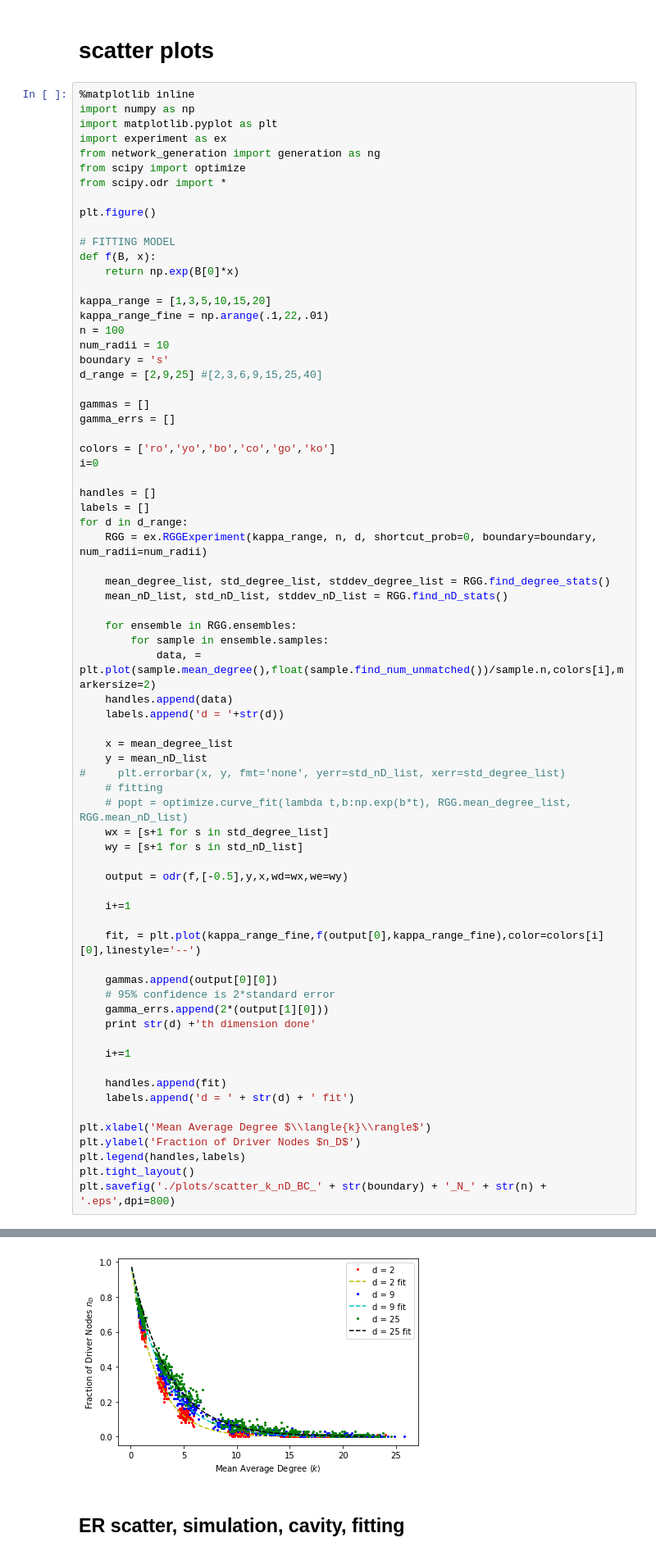
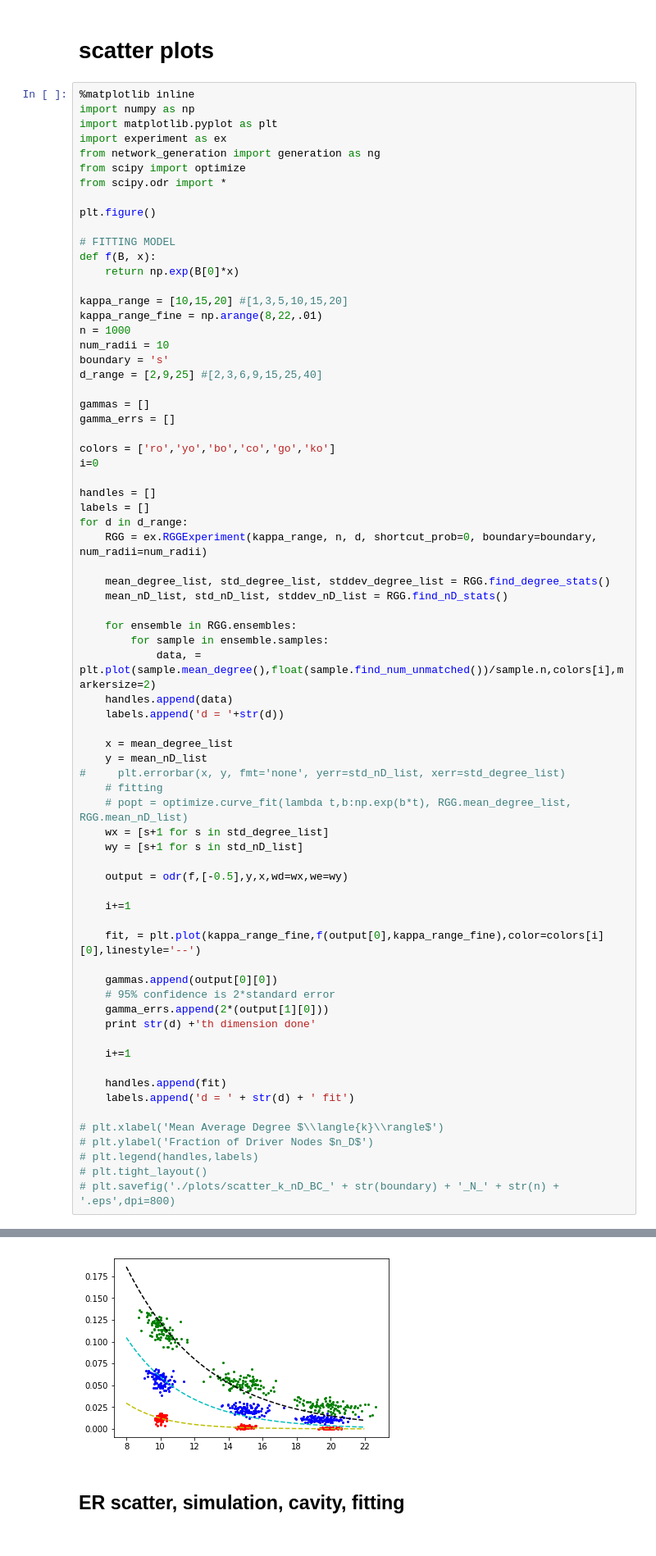
Before and after one commit to spewil/RGG, a Jupyter notebook: Scatter_plots.ipynb, the cells around one changed output, grey strips where cells are left out. Shown: that part at 82% size. Drawn from its saved outputs; the diff is of its cells as text.

```diff
--- a/Scatter_plots.ipynb
+++ b/Scatter_plots.ipynb
@@ -15,9 +15,9 @@ plt.figure()
 def f(B, x):
     return np.exp(B[0]*x)
 
-kappa_range = [1,3,5,10,15,20]
-kappa_range_fine = np.arange(.1,22,.01)
-n = 100
+kappa_range = [10,15,20] #[1,3,5,10,15,20]
+kappa_range_fine = np.arange(8,22,.01)
+n = 1000
 num_radii = 10
 boundary = 's'
 d_range = [2,9,25] #[2,3,6,9,15,25,40]
@@ -43,39 +43,39 @@ for d in d_range:
     labels.append('d = '+str(d))
 
     x = mean_degree_list
     y = mean_nD_list
 #     plt.errorbar(x, y, fmt='none', yerr=std_nD_list, xerr=std_degree_list)
     # fitting
     # popt = optimize.curve_fit(lambda t,b:np.exp(b*t), RGG.mean_degree_list, RGG.mean_nD_list)
     wx = [s+1 for s in std_degree_list]
     wy = [s+1 for s in std_nD_list]
 
     output = odr(f,[-0.5],y,x,wd=wx,we=wy)
 
     i+=1
 
     fit, = plt.plot(kappa_range_fine,f(output[0],kappa_range_fine),color=colors[i][0],linestyle='--')
 
     gammas.append(output[0][0])
     # 95% confidence is 2*standard error
     gamma_errs.append(2*(output[1][0]))
     print str(d) +'th dimension done'
 
     i+=1
 
     handles.append(fit)
     labels.append('d = ' + str(d) + ' fit')
 
-plt.xlabel('Mean Average Degree $\\langle{k}\\rangle$')
-plt.ylabel('Fraction of Driver Nodes $n_D$')
-plt.legend(handles,labels)
-plt.tight_layout()
-plt.savefig('./plots/scatter_k_nD_BC_' + str(boundary) + '_N_' + str(n) + '.eps',dpi=800)
+# plt.xlabel('Mean Average Degree $\\langle{k}\\rangle$')
+# plt.ylabel('Fraction of Driver Nodes $n_D$')
+# plt.legend(handles,labels)
+# plt.tight_layout()
+# plt.savefig('./plots/scatter_k_nD_BC_' + str(boundary) + '_N_' + str(n) + '.eps',dpi=800)
 # %% [output]
 2th dimension done
 9th dimension done
 25th dimension done
-[figure, old version]
+[figure, new version]
 # %% [markdown]
 ## ER scatter, simulation, cavity, fitting
 # %%
```
Also changed, not shown: 15 other files.
